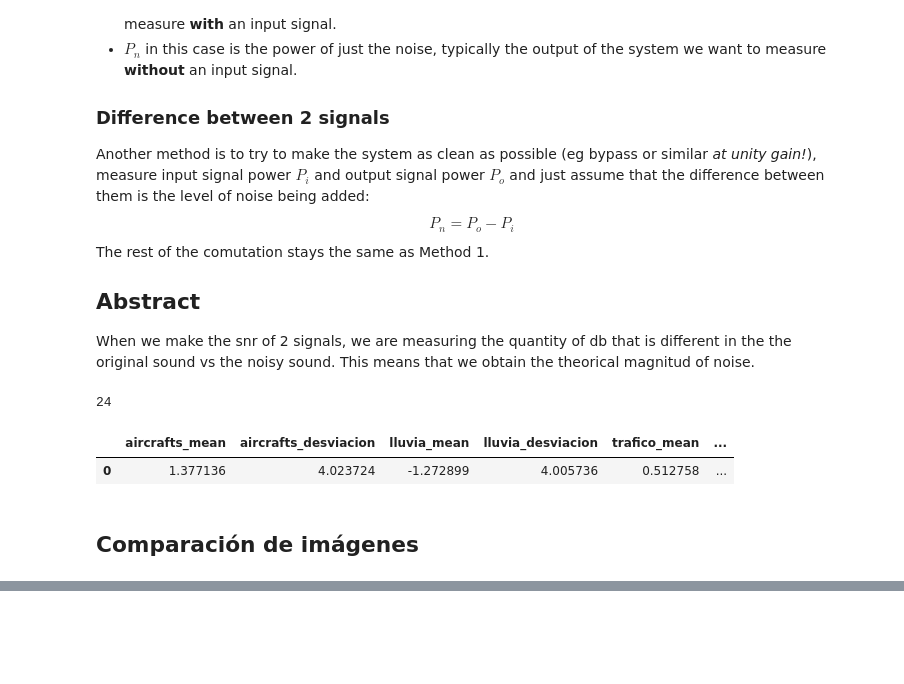
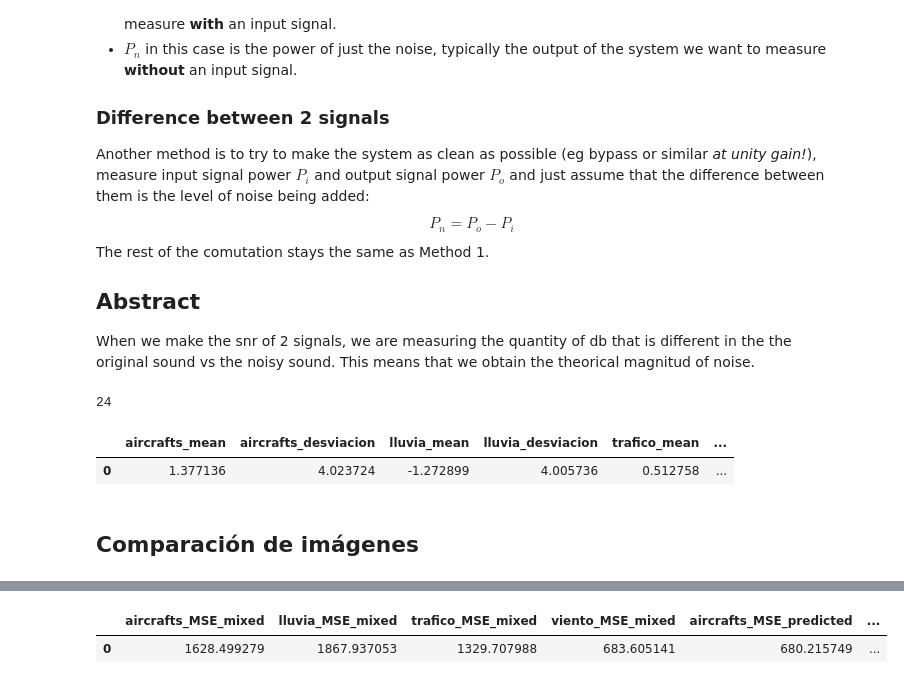
Before and after one commit to ufvceiec/Background-noise-evaluation, a Jupyter notebook: Code/Building_model_MEL/MEL_model_load_VAE.ipynb, the cells around one changed output, grey strips where cells are left out. Cells and saved outputs as stored; diff of their text form; code cells hidden in the pictures; blank space fills up the shorter version.

```diff
--- a/Code/Building_model_MEL/MEL_model_load_VAE.ipynb
+++ b/Code/Building_model_MEL/MEL_model_load_VAE.ipynb
@@ -437,0 +456,5 @@ df_SSIM.insert(7,"viento_SSIM_predicted",[mean(dict_aux["viento"])])
+# %%
+df_MSE
+# %% [output]
+|  | aircrafts_MSE_mixed | lluvia_MSE_mixed | trafico_MSE_mixed | viento_MSE_mixed | aircrafts_MSE_predicted | ... |
+| 0 | 1628.499279 | 1867.937053 | 1329.707988 | 683.605141 | 680.215749 | ... |
```
Also changed, not shown: parts of 7 cells of this notebook, 1 other file.
